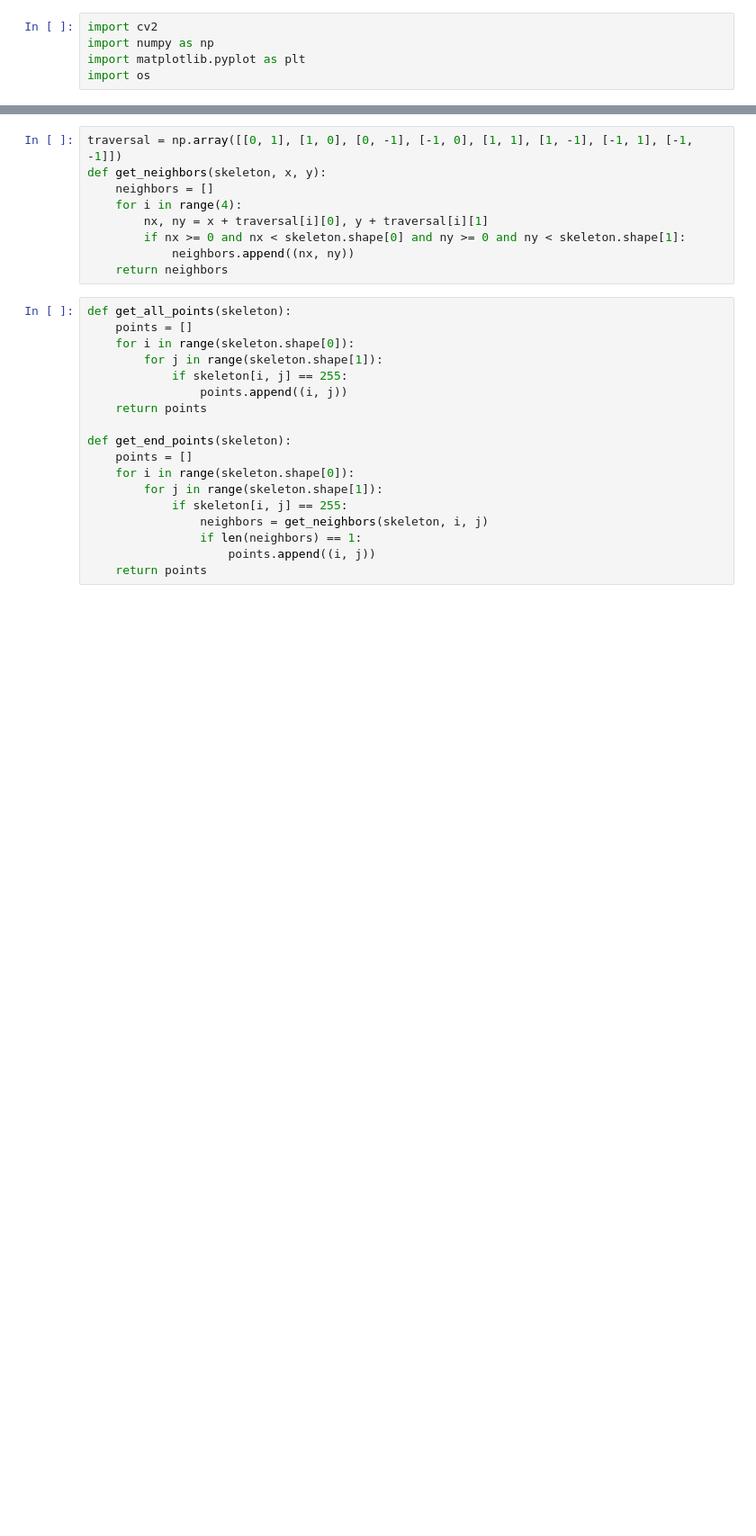
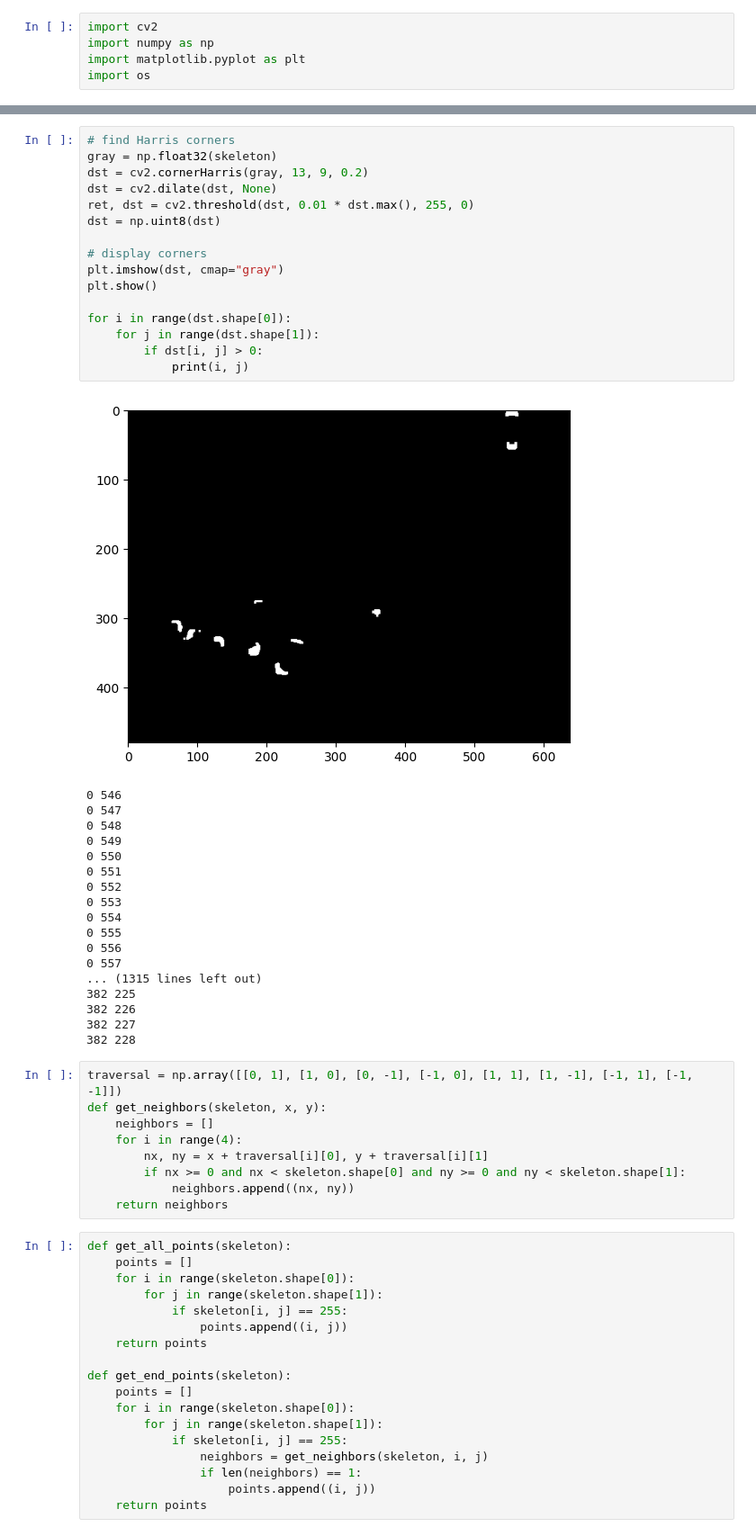
Before and after one commit to gogy717/Python-for-UESTC-ME-Major, a Jupyter notebook: 创新思维与实践/notebooks/test.ipynb, the cells around one changed output, grey strips where cells are left out. Shown at 90% size. Saved outputs shown, nothing was run; the diff lists cells and outputs as text; blank space fills up the shorter version.

```diff
--- a/创新思维与实践/notebooks/test.ipynb
+++ b/创新思维与实践/notebooks/test.ipynb
@@ -53,3 +69,38 @@ array([[0, 0, 0, ..., 0, 0, 0],
+# %%
+# find Harris corners
+gray = np.float32(skeleton)
+dst = cv2.cornerHarris(gray, 13, 9, 0.2)
+dst = cv2.dilate(dst, None)
+ret, dst = cv2.threshold(dst, 0.01 * dst.max(), 255, 0)
+dst = np.uint8(dst)
+
+# display corners
+plt.imshow(dst, cmap="gray")
+plt.show()
+
+for i in range(dst.shape[0]):
+    for j in range(dst.shape[1]):
+        if dst[i, j] > 0:
+            print(i, j)
+# %% [output]
+[figure, added]
+0 546
+0 547
+0 548
+0 549
+0 550
+0 551
+0 552
+0 553
+0 554
+0 555
+0 556
+0 557
+... (1315 lines left out)
+382 225
+382 226
+382 227
+382 228
 # %%
 traversal = np.array([[0, 1], [1, 0], [0, -1], [-1, 0], [1, 1], [1, -1], [-1, 1], [-1, -1]])
 def get_neighbors(skeleton, x, y):
```
Also changed, not shown: parts of 16 cells of this notebook, 5 other files.
